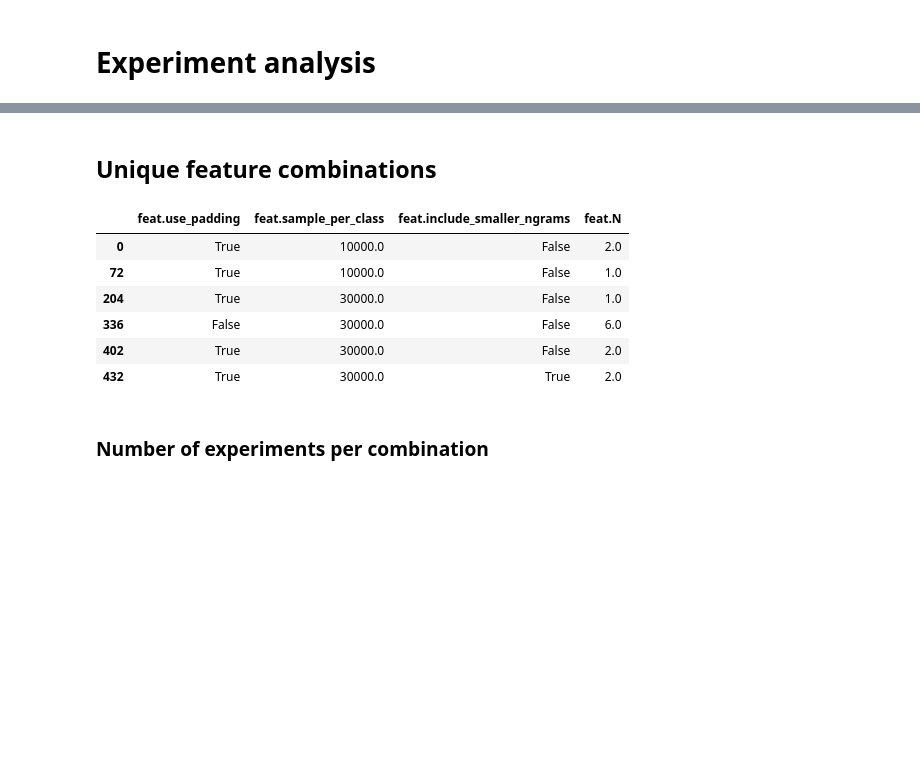
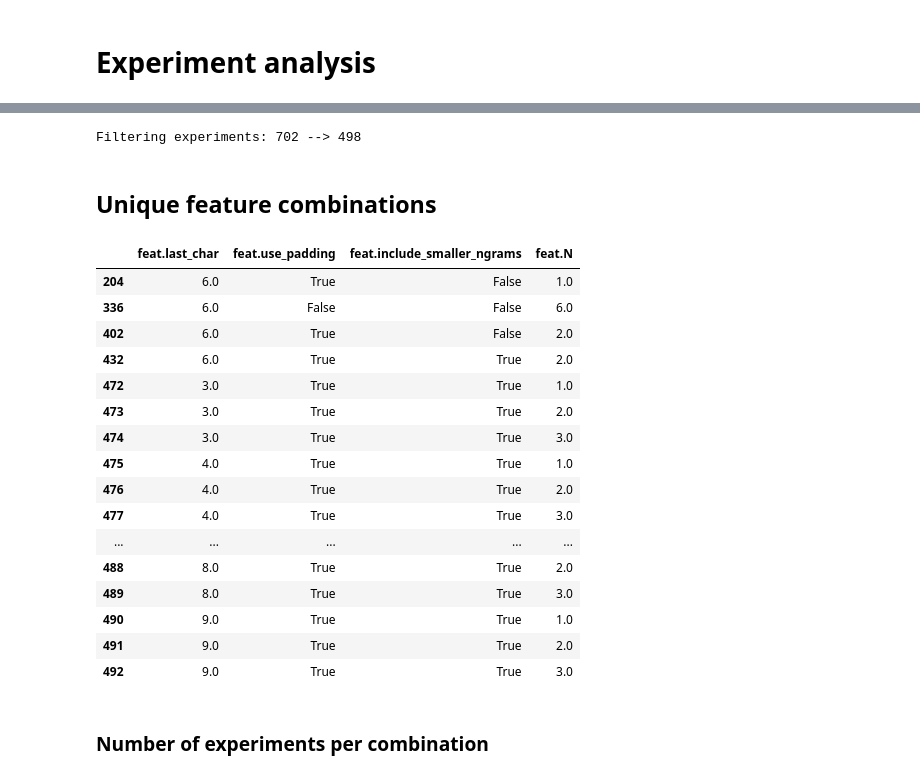
Before and after one commit to juditacs/noun-verb, a Jupyter notebook: experiments/analysis.ipynb, the cells around one changed output, grey strips where cells are left out. Drawn from its saved outputs; the diff is of its cells as text; code cells hidden in the pictures; blank space fills up the shorter version.

```diff
--- a/experiments/analysis.ipynb
+++ b/experiments/analysis.ipynb
@@ -12,7 +12,4 @@ plt.rcParams['font.size'] = 20
 # %%
 df = pd.read_table('results.tsv', sep='\t')
 print("Successful: {}\nFailed: {}".format(len(df[df['result.success'] == True]), len(df[df['result.success'] == False])))
-
-print("Filtering failed experiments.")
-df = df[df['result.success'] == True]
 # %% [output]
@@ -22,3 +34,9 @@ Filtering failed experiments.
+# %%
+orig = len(df)
+df = df[(df['result.success'] == True) & (df['feat.sample_per_class'] >= 30000)]
+print("Filtering experiments: {} --> {}".format(orig, len(df)))
+# %% [output]
+Filtering experiments: 702 --> 498
 # %%
 def get_varying_columns(df, prefix=None):
     out_cols = []
@@ -54,15 +75,25 @@ interesting_columns = result_uniq_col + feat_uniq_col + model_uniq_col
 # %% [markdown]
 ## Unique feature combinations
 # %%
-df[feature_col].drop_duplicates()
+df[feat_uniq_col].drop_duplicates()
 # %% [output]
-|  | feat.use_padding | feat.sample_per_class | feat.include_smaller_ngrams | feat.N |
-| 0 | True | 10000.0 | False | 2.0 |
-| 72 | True | 10000.0 | False | 1.0 |
-| 204 | True | 30000.0 | False | 1.0 |
-| 336 | False | 30000.0 | False | 6.0 |
-| 402 | True | 30000.0 | False | 2.0 |
-| 432 | True | 30000.0 | True | 2.0 |
+|  | feat.last_char | feat.use_padding | feat.include_smaller_ngrams | feat.N |
+| 204 | 6.0 | True | False | 1.0 |
+| 336 | 6.0 | False | False | 6.0 |
+| 402 | 6.0 | True | False | 2.0 |
+| 432 | 6.0 | True | True | 2.0 |
+| 472 | 3.0 | True | True | 1.0 |
+| 473 | 3.0 | True | True | 2.0 |
+| 474 | 3.0 | True | True | 3.0 |
+| 475 | 4.0 | True | True | 1.0 |
+| 476 | 4.0 | True | True | 2.0 |
+| 477 | 4.0 | True | True | 3.0 |
+| ... | ... | ... | ... | ... |
+| 488 | 8.0 | True | True | 2.0 |
+| 489 | 8.0 | True | True | 3.0 |
+| 490 | 9.0 | True | True | 1.0 |
+| 491 | 9.0 | True | True | 2.0 |
+| 492 | 9.0 | True | True | 3.0 |
 # %% [markdown]
 ### Number of experiments per combination
 # %%
```
Also changed, not shown: parts of 14 cells of this notebook, 1 other file.
